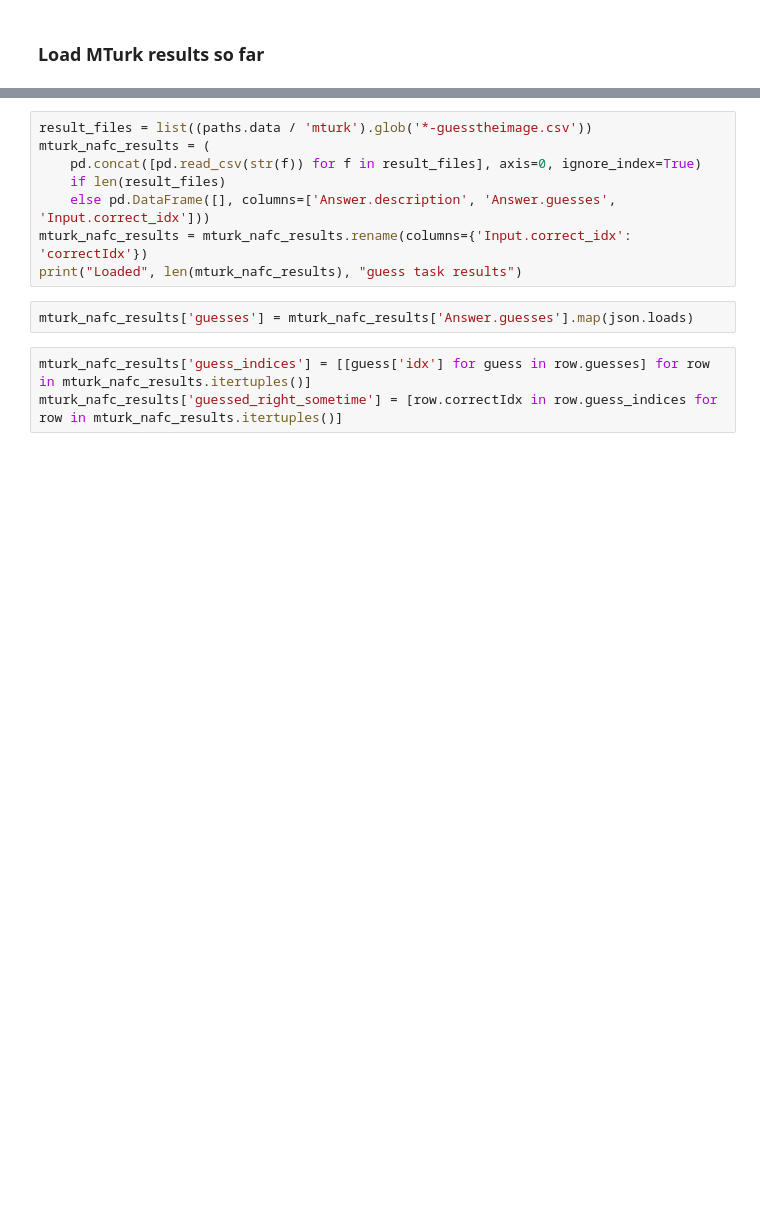
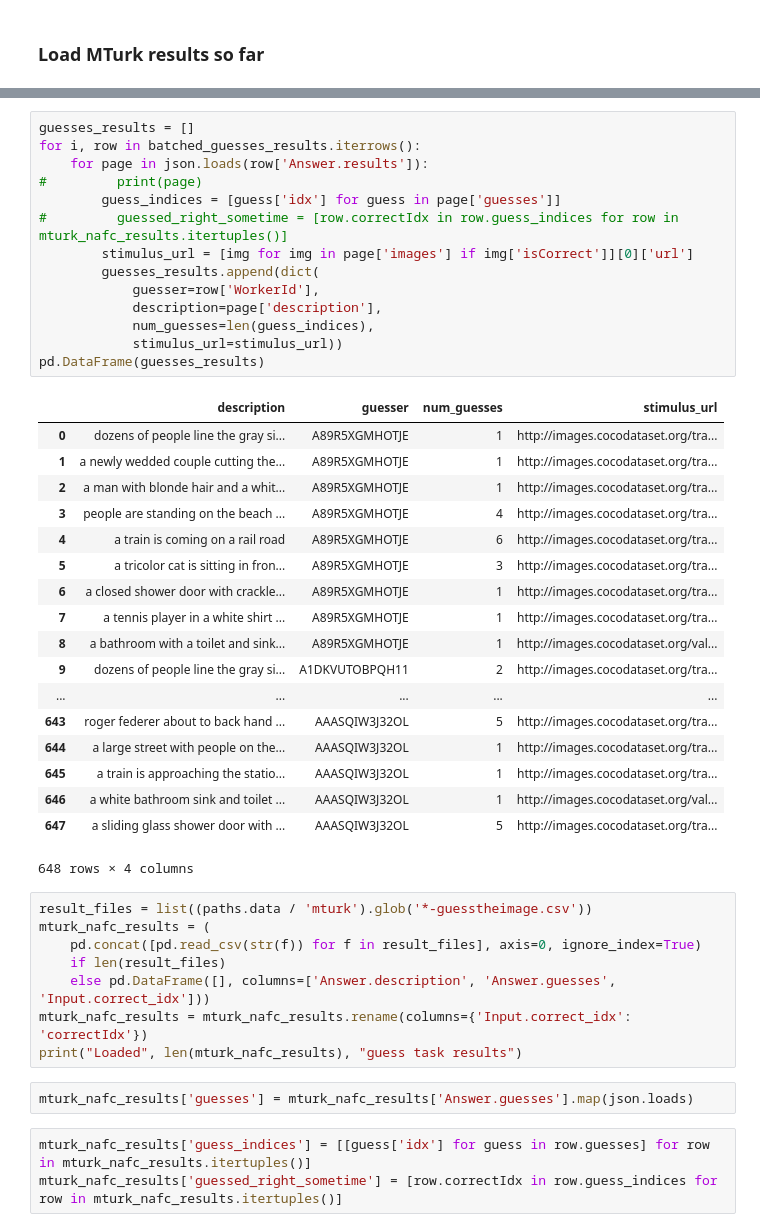
Before and after one commit to kcarnold/textrec, a Jupyter notebook: notebooks/Analysis.ipynb, the cells around one changed output, grey strips where cells are left out. Cells and saved outputs as stored; diff of their text form; blank space fills up the shorter version.

```diff
--- a/notebooks/Analysis.ipynb
+++ b/notebooks/Analysis.ipynb
@@ -274,3 +366,36 @@ pd.DataFrame([
+# %%
+guesses_results = []
+for i, row in batched_guesses_results.iterrows():
+    for page in json.loads(row['Answer.results']):
+#         print(page)
+        guess_indices = [guess['idx'] for guess in page['guesses']]
+#         guessed_right_sometime = [row.correctIdx in row.guess_indices for row in mturk_nafc_results.itertuples()]
+        stimulus_url = [img for img in page['images'] if img['isCorrect']][0]['url']
+        guesses_results.append(dict(
+            guesser=row['WorkerId'],
+            description=page['description'],
+            num_guesses=len(guess_indices),
+            stimulus_url=stimulus_url))
+pd.DataFrame(guesses_results)
+# %% [output]
+|  | description | guesser | num_guesses | stimulus_url |
+| 0 | dozens of people line the gray si... | A89R5XGMHOTJE | 1 | http://images.cocodataset.org/tra... |
+| 1 | a newly wedded couple cutting the... | A89R5XGMHOTJE | 1 | http://images.cocodataset.org/tra... |
+| 2 | a man with blonde hair and a whit... | A89R5XGMHOTJE | 1 | http://images.cocodataset.org/tra... |
+| 3 | people are standing on the beach ... | A89R5XGMHOTJE | 4 | http://images.cocodataset.org/tra... |
+| 4 | a train is coming on a rail road | A89R5XGMHOTJE | 6 | http://images.cocodataset.org/tra... |
+| 5 | a tricolor cat is sitting in fron... | A89R5XGMHOTJE | 3 | http://images.cocodataset.org/tra... |
+| 6 | a closed shower door with crackle... | A89R5XGMHOTJE | 1 | http://images.cocodataset.org/tra... |
+| 7 | a tennis player in a white shirt ... | A89R5XGMHOTJE | 1 | http://images.cocodataset.org/tra... |
+| 8 | a bathroom with a toilet and sink... | A89R5XGMHOTJE | 1 | http://images.cocodataset.org/val... |
+| 9 | dozens of people line the gray si... | A1DKVUTOBPQH11 | 2 | http://images.cocodataset.org/tra... |
+| ... | ... | ... | ... | ... |
+| 643 | roger federer about to back hand ... | AAASQIW3J32OL | 5 | http://images.cocodataset.org/tra... |
+| 644 | a large street with people on the... | AAASQIW3J32OL | 1 | http://images.cocodataset.org/tra... |
+| 645 | a train is approaching the statio... | AAASQIW3J32OL | 1 | http://images.cocodataset.org/tra... |
+| 646 | a white bathroom sink and toilet ... | AAASQIW3J32OL | 1 | http://images.cocodataset.org/val... |
+| 647 | a sliding glass shower door with ... | AAASQIW3J32OL | 5 | http://images.cocodataset.org/tra... |
+648 rows × 4 columns
 # %%
 result_files = list((paths.data / 'mturk').glob('*-guesstheimage.csv'))
 mturk_nafc_results = (
```
Also changed, not shown: parts of 46 cells of this notebook.
